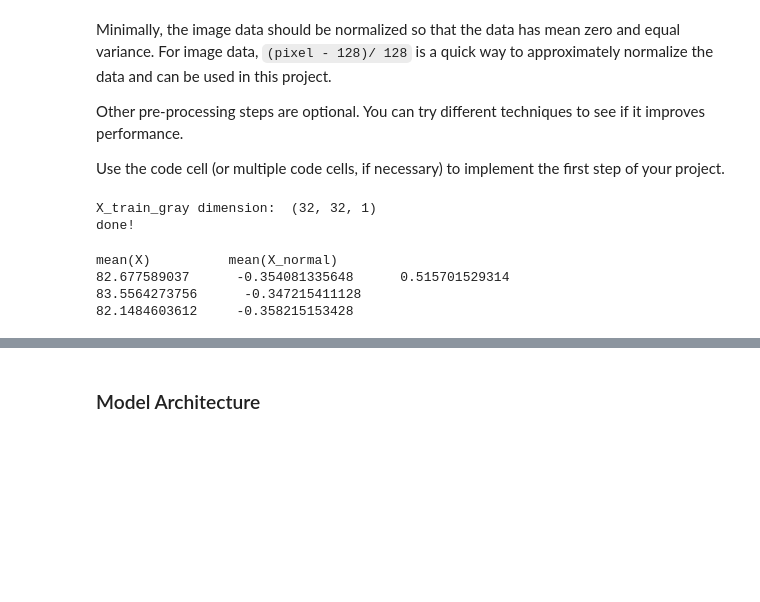
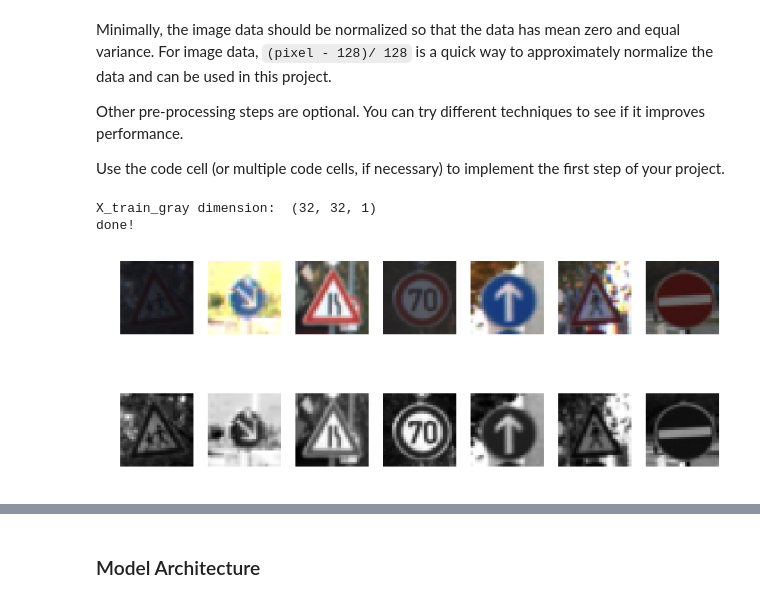
Before and after one commit to HIzadi1/CarND---Project-2-Traffic-Sign-Classifier, a Jupyter notebook: Traffic_Sign_Classifier.ipynb, the cells around one changed output, grey strips where cells are left out. Saved outputs shown, nothing was run; the diff lists cells and outputs as text; code cells hidden in the pictures; blank space fills up the shorter version.

```diff
--- a/Traffic_Sign_Classifier.ipynb
+++ b/Traffic_Sign_Classifier.ipynb
@@ -42,8 +42,12 @@ X_test, y_test = test['features'], test['labels']
 print("Image Shape: {}".format(X_train[0].shape))
 #print(y_test[1000])#.shape)
 #print(min(y_test))
-X_valid_orig = X_valid
-y_valid_orig = y_valid
+X_train_orig = X_train #keep a copy of originals
+y_train_orig = y_train # keep a copy of the originals
+X_valid_orig = X_valid #keep a copy of originals
+y_valid_orig = y_valid # keep a copy of the originals
+X_test_orig = X_test #keep a copy of originals
+y_test_orig = y_test # keep a copy of the originals
 # %% [output]
 Image Shape: (32, 32, 3)
 # %% [markdown]
@@ -184,43 +184,35 @@ Minimally, the image data should be normalized so that the data has mean zero an
 Other pre-processing steps are optional. You can try different techniques to see if it improves performance.
 
 Use the code cell (or multiple code cells, if necessary) to implement the first step of your project.
-# %%
-X_train_gray1 = np.sum(X_train/3, axis=3, keepdims=True)
-print('X_train_gray dimension: ', X_train_gray1[0].shape)
-X_valid_gray1 = np.sum(X_valid/3, axis=3, keepdims=True)
-X_test_gray1 = np.sum(X_test/3, axis=3, keepdims=True)
-
-X_train = X_train_gray1
-X_valid = X_valid_gray1
-X_test = X_test_gray1
-
-print('done!')
-# %% [output]
-X_train_gray dimension:  (32, 32, 1)
-done!
-# %%
-### Preprocess the data here. It is required to normalize the data. Other preprocessing steps could include
-import numpy as np
-from sklearn.utils import shuffle
-X_train, y_train = shuffle(X_train, y_train)
-
-X_train_normal = (X_train - 128)/128
-X_valid_normal = (X_valid - 128)/128
-X_test_normal = (X_test - 128)/128
-
-print('mean(X)','        ', 'mean(X_normal)')
-print(np.mean(X_train),'    ', np.mean(X_train_normal), '    ',np.std(X_train_normal))
-print(np.mean(X_valid),'    ', np.mean(X_valid_normal))
-print(np.mean(X_test),'   ',np.mean(X_test_normal))
-
-X_train = X_train_normal
-X_valid = X_valid_normal
-X_test = X_test_normal
-
-
-#X_train_STD = (X_train - np.mean(X_train))/np.std
-# %% [output]
-mean(X)          mean(X_normal)
-82.677589037      -0.354081335648      0.515701529314
-83.5564273756      -0.347215411128
-82.1484603612     -0.358215153428
+# %%
+### Preprocess the data here. It is required to normalize the data. Other preprocessing steps could include
+import numpy as np
+from sklearn.utils import shuffle
+X_train, y_train = shuffle(X_train_orig, y_train_orig)
+X_valid, y_valid = shuffle(X_valid_orig, y_valid_orig)
+X_test, y_test = shuffle(X_test_orig, y_test_orig)
+
+#conversion to grayscale
+X_train_gray = np.sum(X_train/3, axis=3, keepdims=True)
+X_valid_gray = np.sum(X_valid/3, axis=3, keepdims=True)
+X_test_gray = np.sum(X_test/3, axis=3, keepdims=True)
+print('X_train_gray dimension: ', X_train_gray[0].shape)
+
+plt.figure(figsize=(12,5))
+for i in range (7):
+    plt.subplot(2, 7, i+1)
+    index = random.randint(0, len(X_train))
+    image = X_train[index]#.squeeze()
+    plt.axis('off')
+    plt.imshow(image, cmap="gray")
+
+    plt.subplot(2, 7, i+7+1)
+    image = X_train_gray[index]#.squeeze()
+    plt.axis('off')
+    plt.imshow(image.squeeze(),cmap="gray")
+
+print('done!')
+# %% [output]
+X_train_gray dimension:  (32, 32, 1)
+done!
+[figure, added]
```
Also changed, not shown: parts of 39 cells of this notebook.
